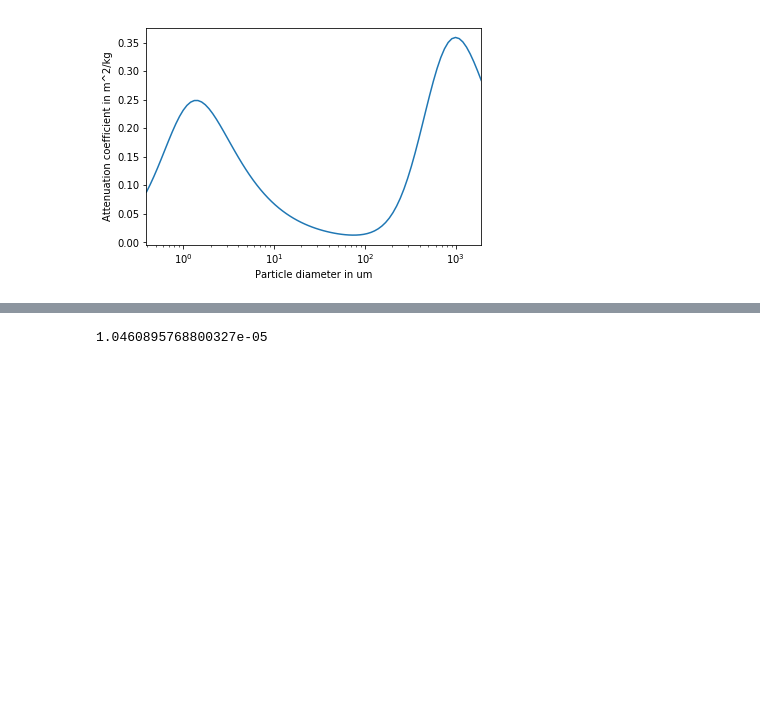
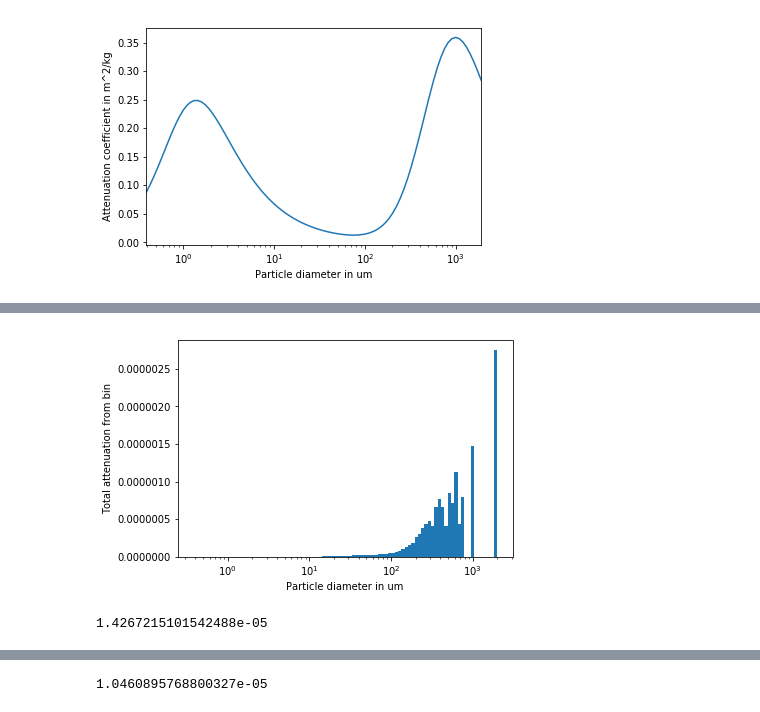
Before and after one commit to mdomanski-usgs/sediment-acoustic-notebooks, a Jupyter notebook: Attenuation calculations.ipynb, the cells around one changed output, grey strips where cells are left out. Drawn from its saved outputs; the diff is of its cells as text; code cells hidden in the pictures; blank space fills up the shorter version.

```diff
--- a/Attenuation calculations.ipynb
+++ b/Attenuation calculations.ipynb
@@ -67,0 +70,12 @@ bin_attenuation.sum()
+# %%
+bin_attenuation = bin_masses*particle_count*(bin_sac + bin_vac)
+_ = plt.bar(2*bin_edges[:-1]*1e6, bin_attenuation, 2*bin_widths*1e6, align='edge')
+plt.xlabel('Particle diameter in um')
+plt.ylabel('Total attenuation from bin')
+plt.xscale('log')
+# %% [output]
+[figure, added]
+# %%
+bin_attenuation.sum()
+# %% [output]
+1.4267215101542488e-05
```
Also changed, not shown: parts of 5 cells of this notebook.
